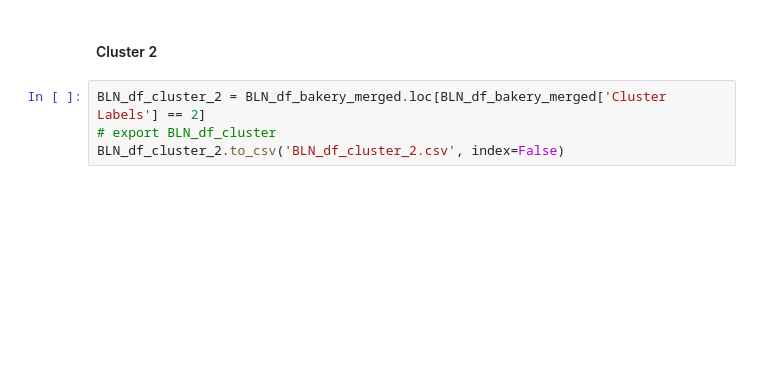
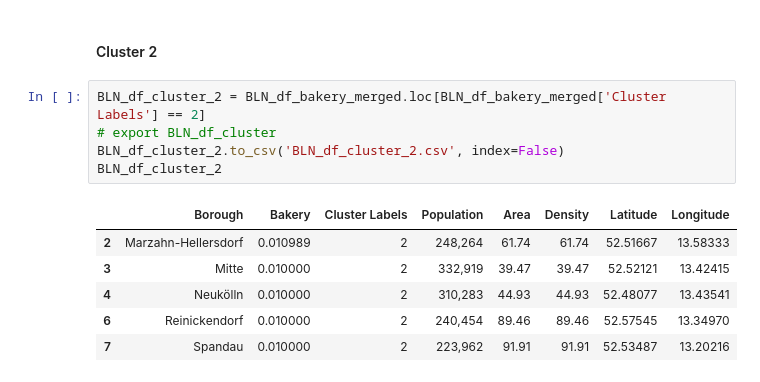
Before and after one commit to AndreasNehls/Coursera_Capstone, a Jupyter notebook: week_05/python/BLN_bakery.ipynb, the cells around one changed output. Saved outputs shown, nothing was run; the diff lists cells and outputs as text; blank space fills up the shorter version.

```diff
--- a/week_05/python/BLN_bakery.ipynb
+++ b/week_05/python/BLN_bakery.ipynb
@@ -469,4 +481,12 @@ BLN_df_cluster_1.to_csv('BLN_df_cluster_1.csv', index=False)
 # %%
 BLN_df_cluster_2 = BLN_df_bakery_merged.loc[BLN_df_bakery_merged['Cluster Labels'] == 2]
 # export BLN_df_cluster
 BLN_df_cluster_2.to_csv('BLN_df_cluster_2.csv', index=False)
+BLN_df_cluster_2
+# %% [output]
+|  | Borough | Bakery | Cluster Labels | Population | Area | Density | Latitude | Longitude |
+| 2 | Marzahn-Hellersdorf | 0.010989 | 2 | 248,264 | 61.74 | 61.74 | 52.51667 | 13.58333 |
+| 3 | Mitte | 0.010000 | 2 | 332,919 | 39.47 | 39.47 | 52.52121 | 13.42415 |
+| 4 | Neukölln | 0.010000 | 2 | 310,283 | 44.93 | 44.93 | 52.48077 | 13.43541 |
+| 6 | Reinickendorf | 0.010000 | 2 | 240,454 | 89.46 | 89.46 | 52.57545 | 13.34970 |
+| 7 | Spandau | 0.010000 | 2 | 223,962 | 91.91 | 91.91 | 52.53487 | 13.20216 |
```
Also changed, not shown: parts of 2 cells of this notebook.
